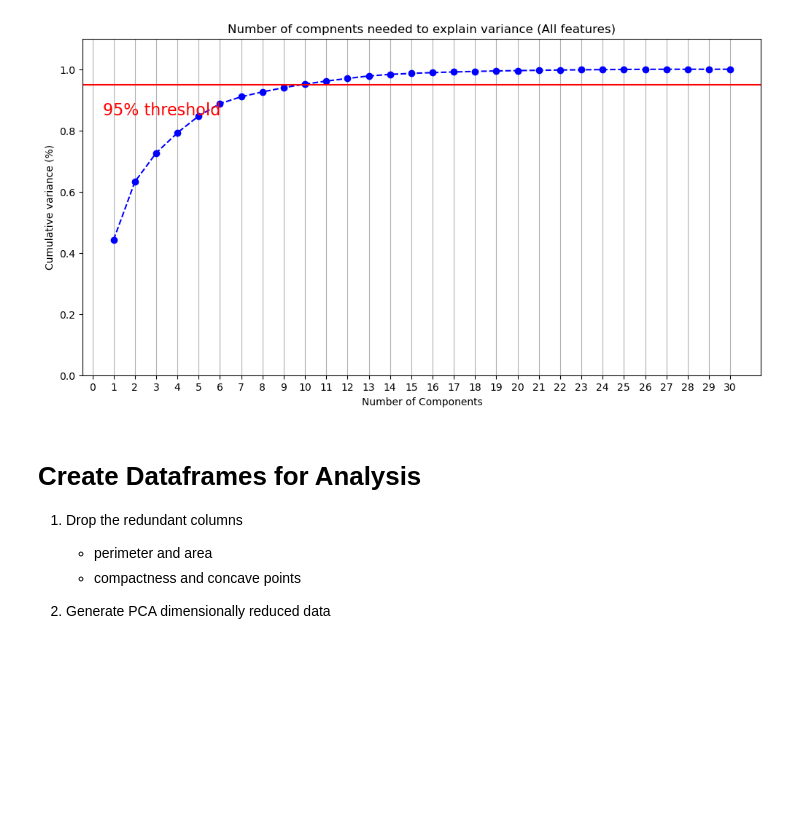
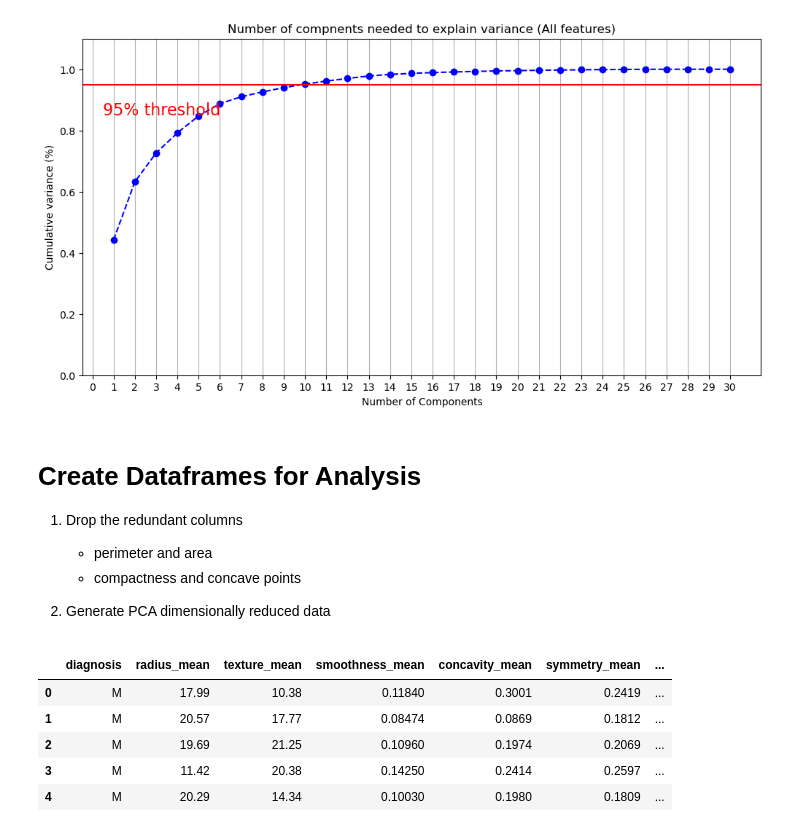
Before and after one commit to benjamin-ravenscroft/CISC471-Project, a Jupyter notebook: EDA.ipynb, the cells around one changed output. Saved outputs shown, nothing was run; the diff lists cells and outputs as text; code cells hidden in the pictures; blank space fills up the shorter version.

Commit message:
Removed redundant columns/encoded diagnosis

```diff
--- a/EDA.ipynb
+++ b/EDA.ipynb
@@ -456,3 +456,15 @@ plt.show()
     - compactness and concave points
 
 2. Generate PCA dimensionally reduced data
+# %%
+analysis_df = df.drop(columns=["perimeter_mean", "area_mean", "perimeter_worst", "area_worst", "perimeter_se", "area_se",
+                            "compactness_mean", "concave points_mean", "compactness_worst", "concave points_worst", "compactness_se", "concave points_se"])
+
+analysis_df.head()
+# %% [output]
+|  | diagnosis | radius_mean | texture_mean | smoothness_mean | concavity_mean | symmetry_mean | ... |
+| 0 | M | 17.99 | 10.38 | 0.11840 | 0.3001 | 0.2419 | ... |
+| 1 | M | 20.57 | 17.77 | 0.08474 | 0.0869 | 0.1812 | ... |
+| 2 | M | 19.69 | 21.25 | 0.10960 | 0.1974 | 0.2069 | ... |
+| 3 | M | 11.42 | 20.38 | 0.14250 | 0.2414 | 0.2597 | ... |
+| 4 | M | 20.29 | 14.34 | 0.10030 | 0.1980 | 0.1809 | ... |
```
Also changed, not shown: parts of 3 cells of this notebook.
